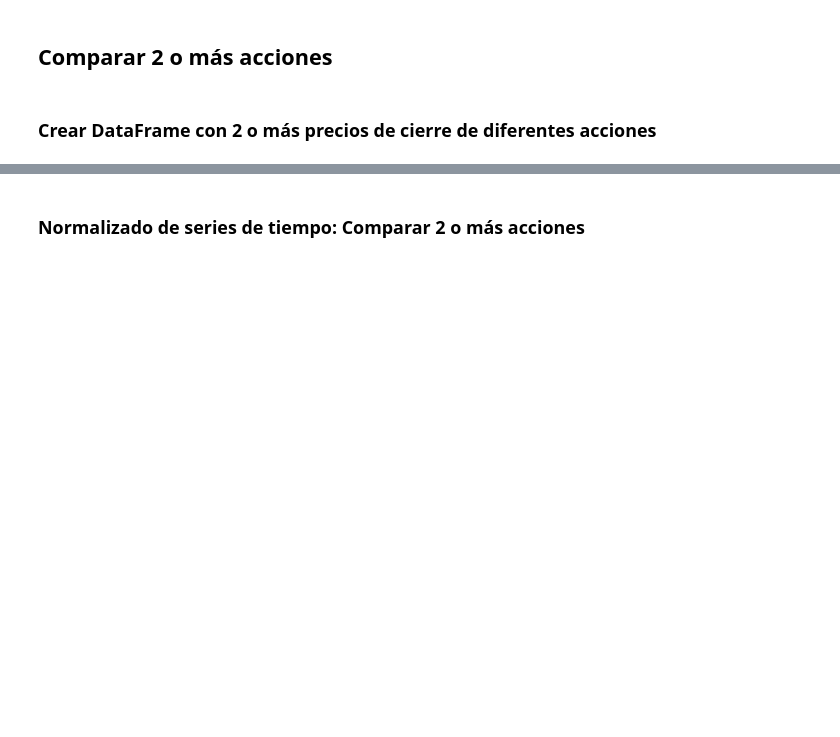
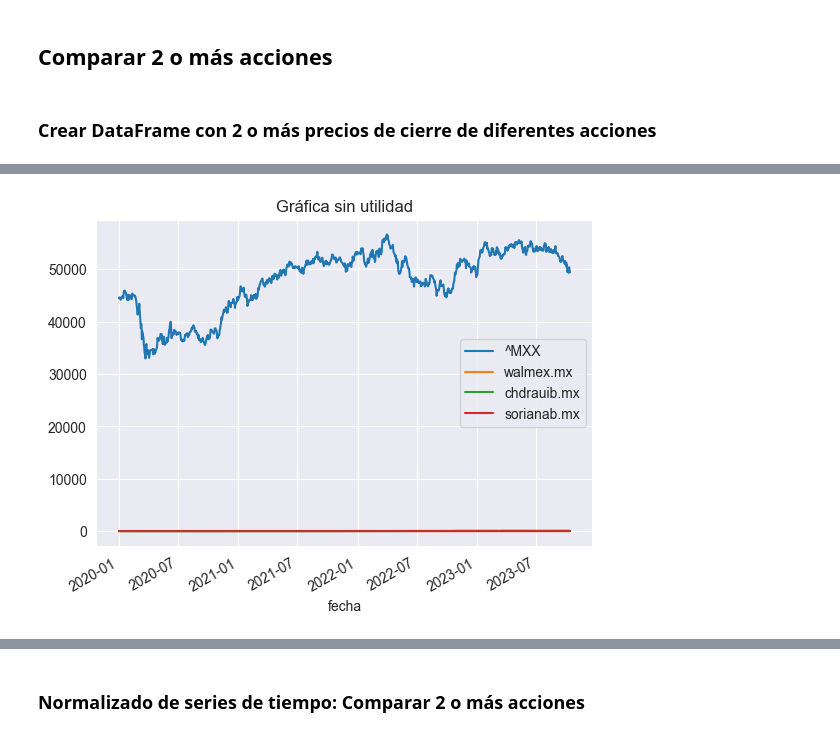
Before and after one commit to carlosdeoncedos/CienciaDatosFinanzas2023_09_lunes, a Jupyter notebook: Sesion_6.ipynb, the cells around one changed output, grey strips where cells are left out. Saved outputs shown, nothing was run; the diff lists cells and outputs as text; code cells hidden in the pictures; blank space fills up the shorter version.

```diff
--- a/Sesion_6.ipynb
+++ b/Sesion_6.ipynb
@@ -259,3 +299,12 @@ hf.precios('walmex.mx', '2020-10-01', '2023-10-16')
 ## Comparar 2 o más acciones
 # %% [markdown]
 ### Crear DataFrame con 2 o más precios de cierre de diferentes acciones
+# %%
+list_acciones = ['^MXX', 'walmex.mx', 'chdrauib.mx', 'sorianab.mx']
+
+cierres = pd.DataFrame()
+
+for accion in list_acciones:
+    df = hf.precios(accion, '2020-01-01', '2023-10-16')
+    cierres[accion] = df['cierre_ajustado']
+    del df
@@ -261,0 +328,4 @@ hf.precios('walmex.mx', '2020-10-01', '2023-10-16')
+# %%
+cierres.plot(title='Gráfica sin utilidad');
+# %% [output]
+[figure, added]
```
Also changed, not shown: parts of 39 cells of this notebook.
